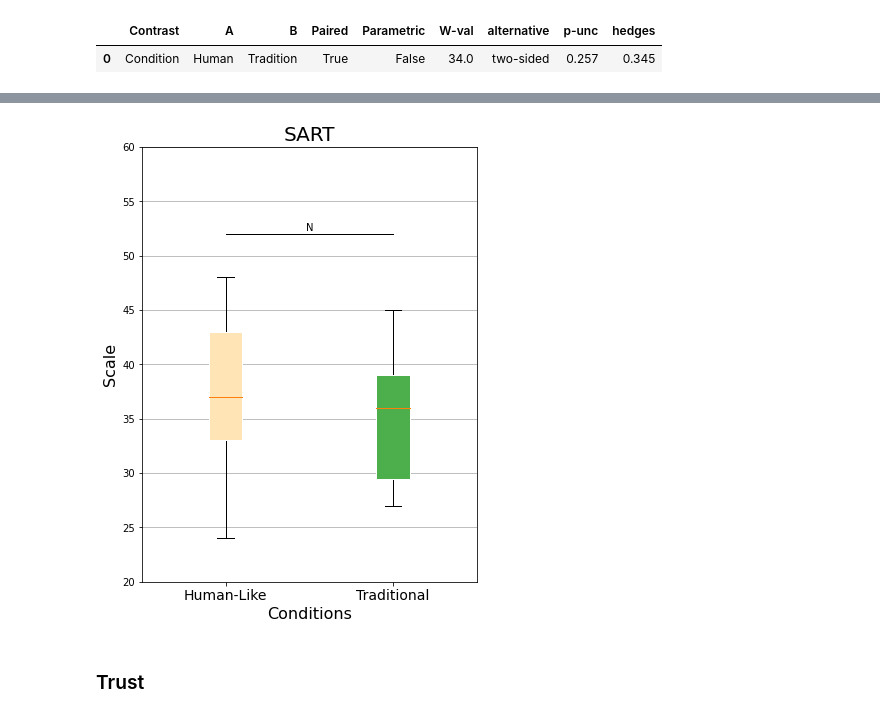
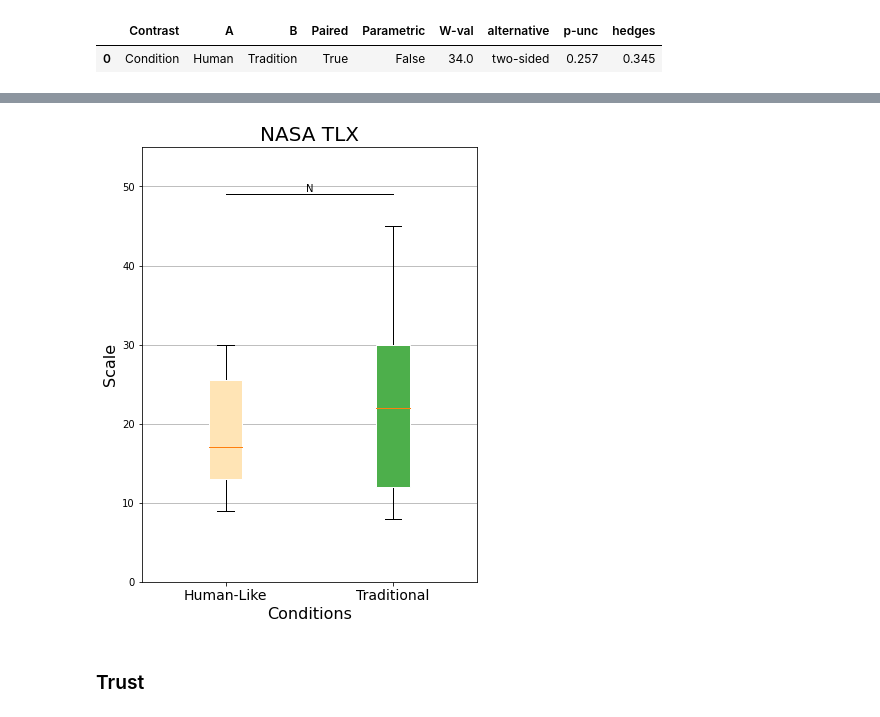
Before and after one commit to siqiyaoyao/HumanLikeIK, a Jupyter notebook: Survey.ipynb, the cells around one changed output, grey strips where cells are left out. Saved outputs shown, nothing was run; the diff lists cells and outputs as text; code cells hidden in the pictures.

```diff
--- a/Survey.ipynb
+++ b/Survey.ipynb
@@ -130,7 +187,7 @@ pg.pairwise_ttests(dv='Score', within='Condition', subject='Subject',
 # %% [markdown]
 ### SART
 # %%
-nasa = './Survey/SART.csv'
+nasa = './Survey/Trust.csv'
 df_nasa_all = pd.read_csv(nasa)
 df_nasa_g_condition = df_nasa_all.groupby('Conditions')
 keys = df_nasa_g_condition.groups.keys()
@@ -176,16 +255,16 @@ pg.pairwise_ttests(dv='Score', within='Condition', subject='Subject',
 # %%
 
 ThreeGroupBoxPlot(human,traditional,
-t = 'SART',
+t = 'NASA TLX',
 yt ="Scale",
 figsize=(6,8),
-ymax =60,ymin=20,
+ymax =55,ymin=0,
 s4 ='N', # h-a
 ll=3,
 s_tx_h=0.1,
 seg =2,
 )
 # %% [output]
-[figure, old version]
+[figure, new version]
 # %% [markdown]
 ### Trust
```
Also changed, not shown: parts of 4 cells of this notebook, 9 other files.
